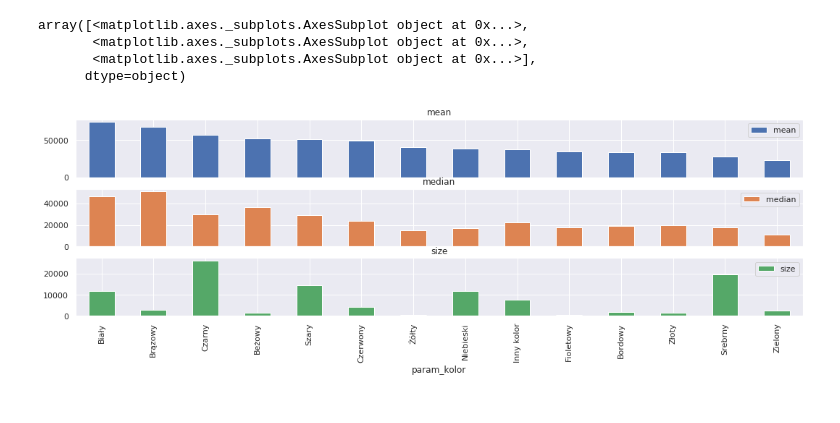
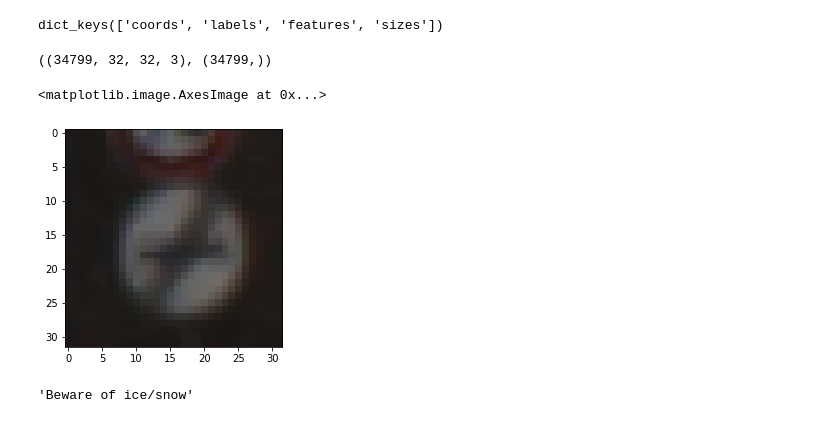
Before and after one commit to mzignis/dataworkshop_matrix_car, a Jupyter notebook: day_2.ipynb, the cells around one changed output. Saved outputs shown, nothing was run; the diff lists cells and outputs as text; code cells hidden in the pictures.

```diff
--- a/day_2.ipynb
+++ b/day_2.ipynb
@@ -1,9 +3,6 @@
 # %%
+import pandas as pd
 import matplotlib.pyplot as plt
 import numpy as np
-import pandas as pd
-import seaborn as sns
-
-
-sns.set()
+from collections import Counter
 # %%
@@ -107,8 +13,21 @@ array([<matplotlib.axes._subplots.AxesSubplot object at 0x...>,
-# %%
-draw_bar_plots('param_kolor')
-# %% [output]
-array([<matplotlib.axes._subplots.AxesSubplot object at 0x...>,
-       <matplotlib.axes._subplots.AxesSubplot object at 0x...>,
-       <matplotlib.axes._subplots.AxesSubplot object at 0x...>],
-      dtype=object)
-[figure, removed]
+# %%
+train_db = pd.read_pickle('data/train.p')
+train_db.keys()
+# %% [output]
+dict_keys(['coords', 'labels', 'features', 'sizes'])
+# %%
+X_train, y_train = train_db['features'], train_db['labels']
+X_train.shape, y_train.shape
+# %% [output]
+((34799, 32, 32, 3), (34799,))
+# %%
+plt.imshow(X_train[0])
+# %% [output]
+<matplotlib.image.AxesImage at 0x...>
+[figure, added]
+# %%
+signs = pd.read_csv('data/dw_signnames.csv')
+dict_signs = signs.to_dict()['b']
+dict_signs[30]
+# %% [output]
+'Beware of ice/snow'
```
Also changed, not shown: parts of 14 cells of this notebook.
